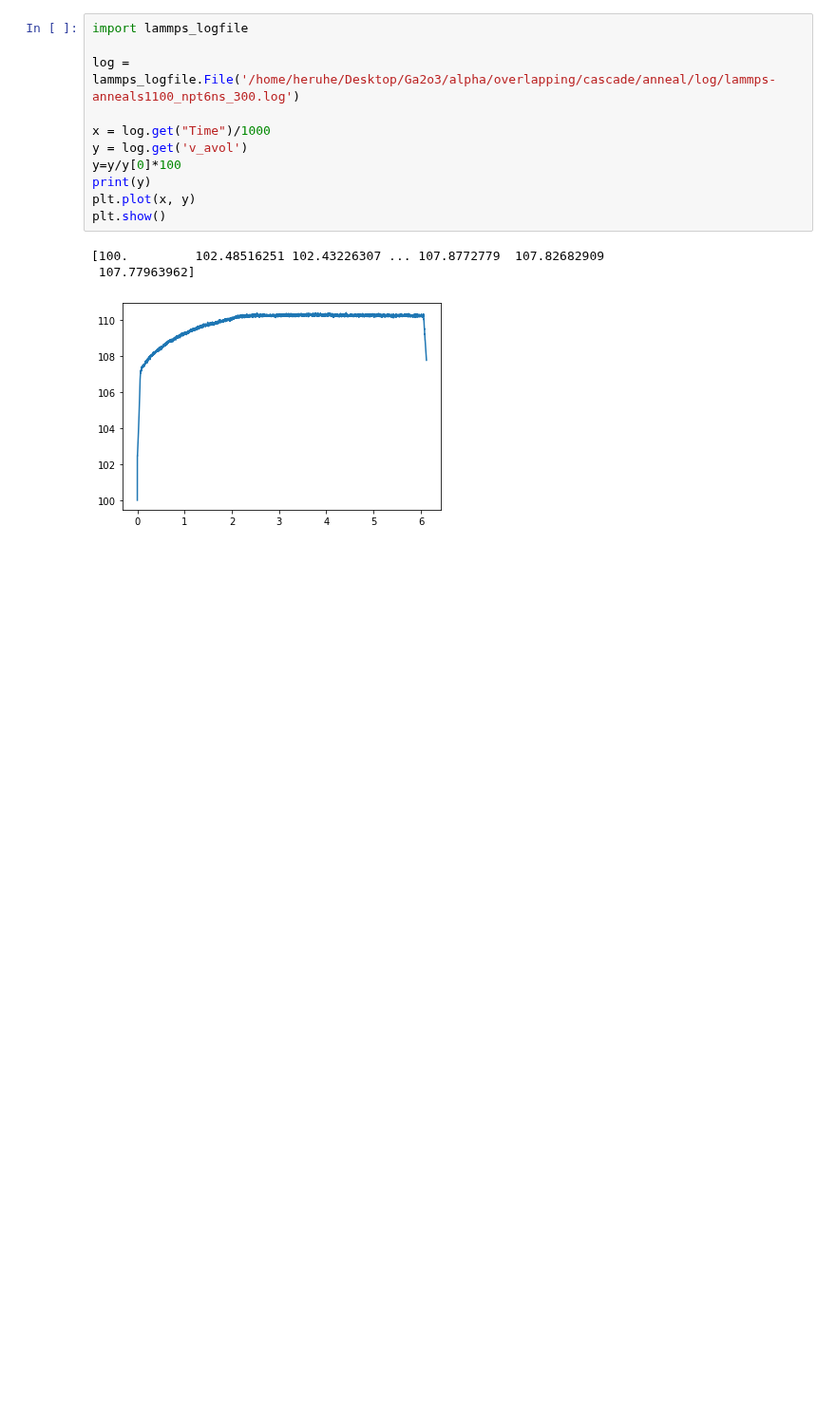
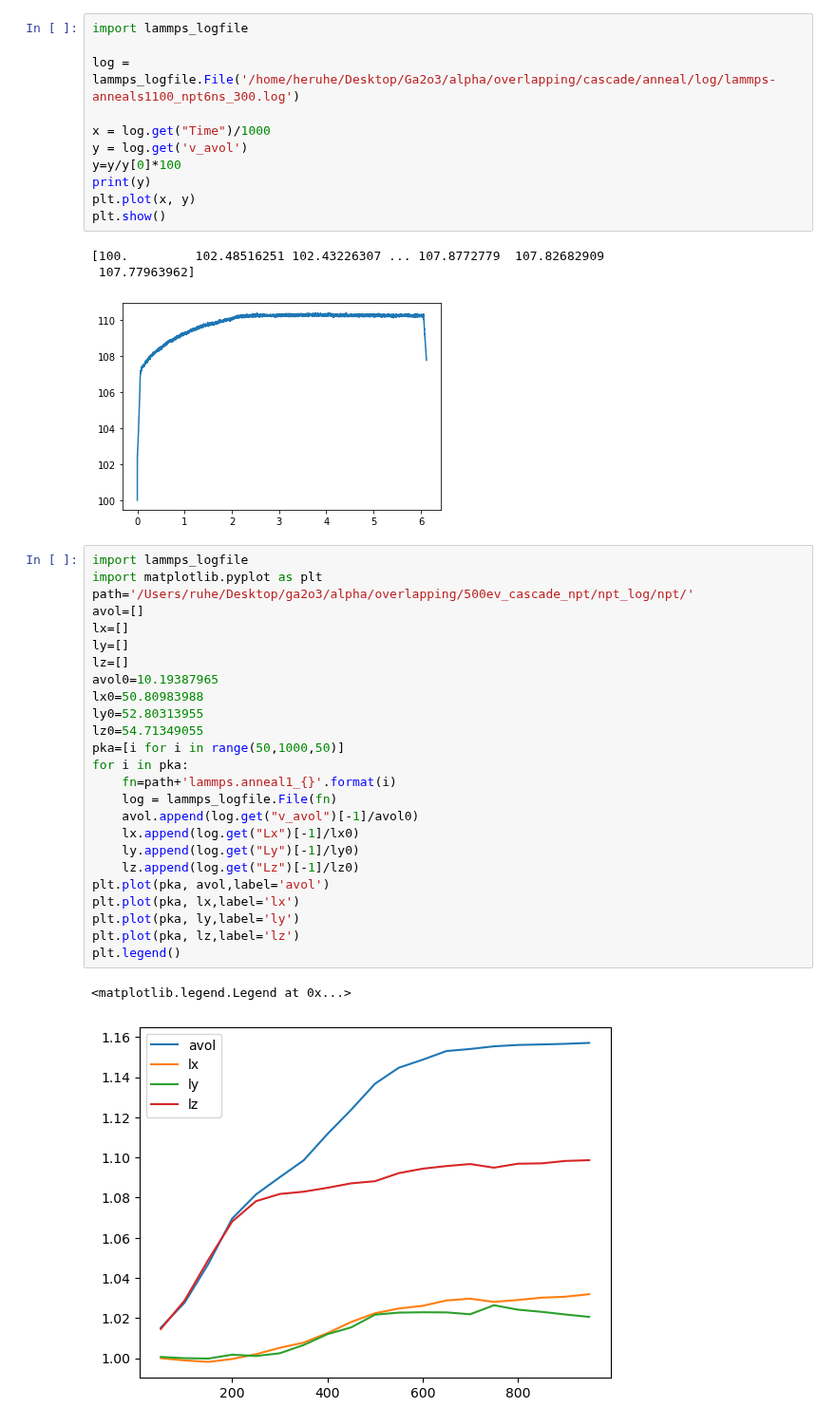
Before and after one commit to HE-RU10/ga2o3, a Jupyter notebook: alpha.ipynb, the cells around one changed output. Shown at 95% size. Saved outputs shown, nothing was run; the diff lists cells and outputs as text; blank space fills up the shorter version.

```diff
--- a/alpha.ipynb
+++ b/alpha.ipynb
@@ -383,3 +383,31 @@ plt.show()
 [100.         102.48516251 102.43226307 ... 107.8772779  107.82682909
  107.77963962]
 [figure]
+# %%
+import lammps_logfile
+import matplotlib.pyplot as plt
+path='/Users/ruhe/Desktop/ga2o3/alpha/overlapping/500ev_cascade_npt/npt_log/npt/'
+avol=[]
+lx=[]
+ly=[]
+lz=[]
+avol0=10.19387965
+lx0=50.80983988
+ly0=52.80313955
+lz0=54.71349055
+pka=[i for i in range(50,1000,50)]
+for i in pka:
+    fn=path+'lammps.anneal1_{}'.format(i)
+    log = lammps_logfile.File(fn)
+    avol.append(log.get("v_avol")[-1]/avol0)
+    lx.append(log.get("Lx")[-1]/lx0)
+    ly.append(log.get("Ly")[-1]/ly0)
+    lz.append(log.get("Lz")[-1]/lz0)
+plt.plot(pka, avol,label='avol')
+plt.plot(pka, lx,label='lx')
+plt.plot(pka, ly,label='ly')
+plt.plot(pka, lz,label='lz')
+plt.legend()
+# %% [output]
+<matplotlib.legend.Legend at 0x...>
+[figure, added]
```
